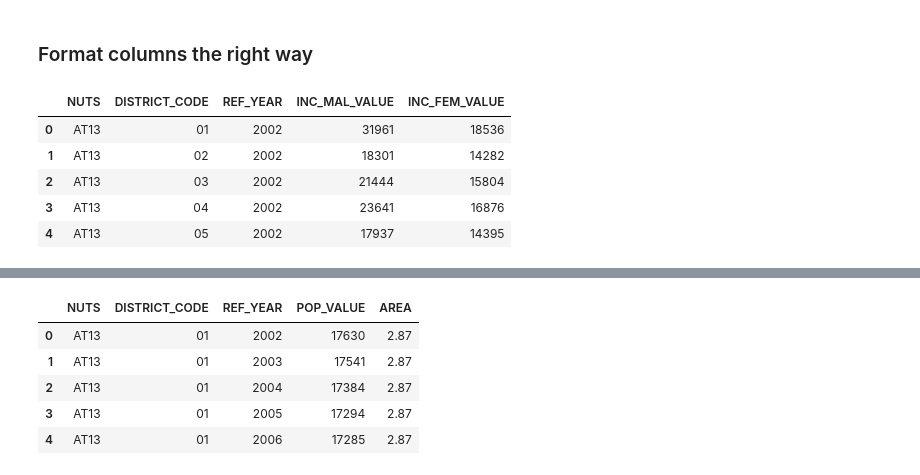
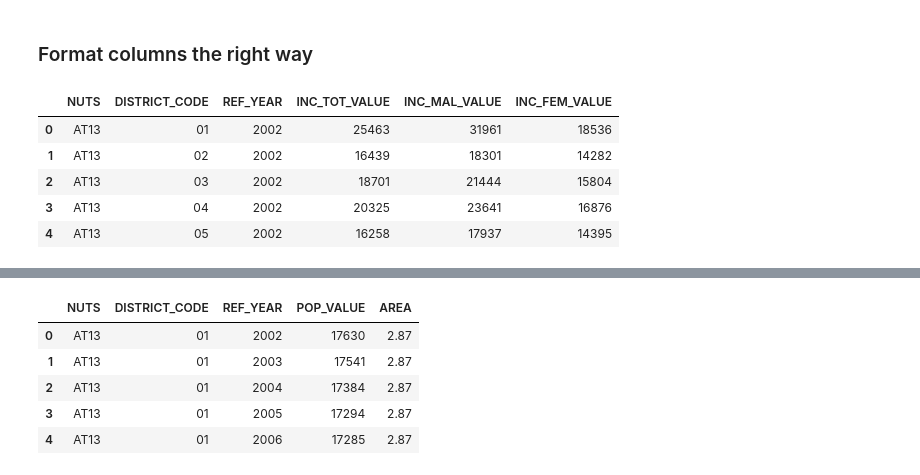
Before and after one commit to yasinfahmy/Business-Intelligence-I, a Jupyter notebook: pipeline/notebooks/pipeline.ipynb, the cells around one changed output, grey strips where cells are left out. Saved outputs shown, nothing was run; the diff lists cells and outputs as text; code cells hidden in the pictures.

```diff
--- a/pipeline/notebooks/pipeline.ipynb
+++ b/pipeline/notebooks/pipeline.ipynb
@@ -107,6 +107,6 @@ unemployment_data["UEP_VALUE"] = unemployment_data["UEP_VALUE"].str.strip()
 ### Keep only relevant columns
 # %%
 #income_data
-income_data = income_data[['NUTS', 'DISTRICT_CODE', 'REF_YEAR', 'INC_MAL_VALUE', 'INC_FEM_VALUE']] #https://stackoverflow.com/questions/11285613/selecting-multiple-columns-in-a-pandas-dataframe
+income_data = income_data[['NUTS', 'DISTRICT_CODE', 'REF_YEAR', 'INC_TOT_VALUE', 'INC_MAL_VALUE', 'INC_FEM_VALUE']] #https://stackoverflow.com/questions/11285613/selecting-multiple-columns-in-a-pandas-dataframe
 income_data.head()
 # %% [output]
@@ -196,18 +193,19 @@ district_data.head()
 # %%
 #income_data
 #Extract District number
 income_data['DISTRICT_CODE'] = income_data['DISTRICT_CODE'].str[1:3] #https://stackoverflow.com/questions/36505847/substring-of-an-entire-column-in-pandas-dataframe
 #Remove thousands seperator
+income_data['INC_TOT_VALUE'] = income_data['INC_TOT_VALUE'].str.replace('.', '') #https://stackoverflow.com/questions/28986489/how-to-replace-text-in-a-string-column-of-a-pandas-dataframe
 income_data['INC_MAL_VALUE'] = income_data['INC_MAL_VALUE'].str.replace('.', '') #https://stackoverflow.com/questions/28986489/how-to-replace-text-in-a-string-column-of-a-pandas-dataframe
 income_data['INC_FEM_VALUE'] = income_data['INC_FEM_VALUE'].str.replace('.', '') #https://stackoverflow.com/questions/28986489/how-to-replace-text-in-a-string-column-of-a-pandas-dataframe
 income_data.head()
 # %% [output]
-|  | NUTS | DISTRICT_CODE | REF_YEAR | INC_MAL_VALUE | INC_FEM_VALUE |
-| 0 | AT13 | 01 | 2002 | 31961 | 18536 |
-| 1 | AT13 | 02 | 2002 | 18301 | 14282 |
-| 2 | AT13 | 03 | 2002 | 21444 | 15804 |
-| 3 | AT13 | 04 | 2002 | 23641 | 16876 |
-| 4 | AT13 | 05 | 2002 | 17937 | 14395 |
+|  | NUTS | DISTRICT_CODE | REF_YEAR | INC_TOT_VALUE | INC_MAL_VALUE | INC_FEM_VALUE |
+| 0 | AT13 | 01 | 2002 | 25463 | 31961 | 18536 |
+| 1 | AT13 | 02 | 2002 | 16439 | 18301 | 14282 |
+| 2 | AT13 | 03 | 2002 | 18701 | 21444 | 15804 |
+| 3 | AT13 | 04 | 2002 | 20325 | 23641 | 16876 |
+| 4 | AT13 | 05 | 2002 | 16258 | 17937 | 14395 |
 # %%
 #unemployment_data
 #Extract District number
```
Also changed, not shown: parts of 17 cells of this notebook, 2 other files.
